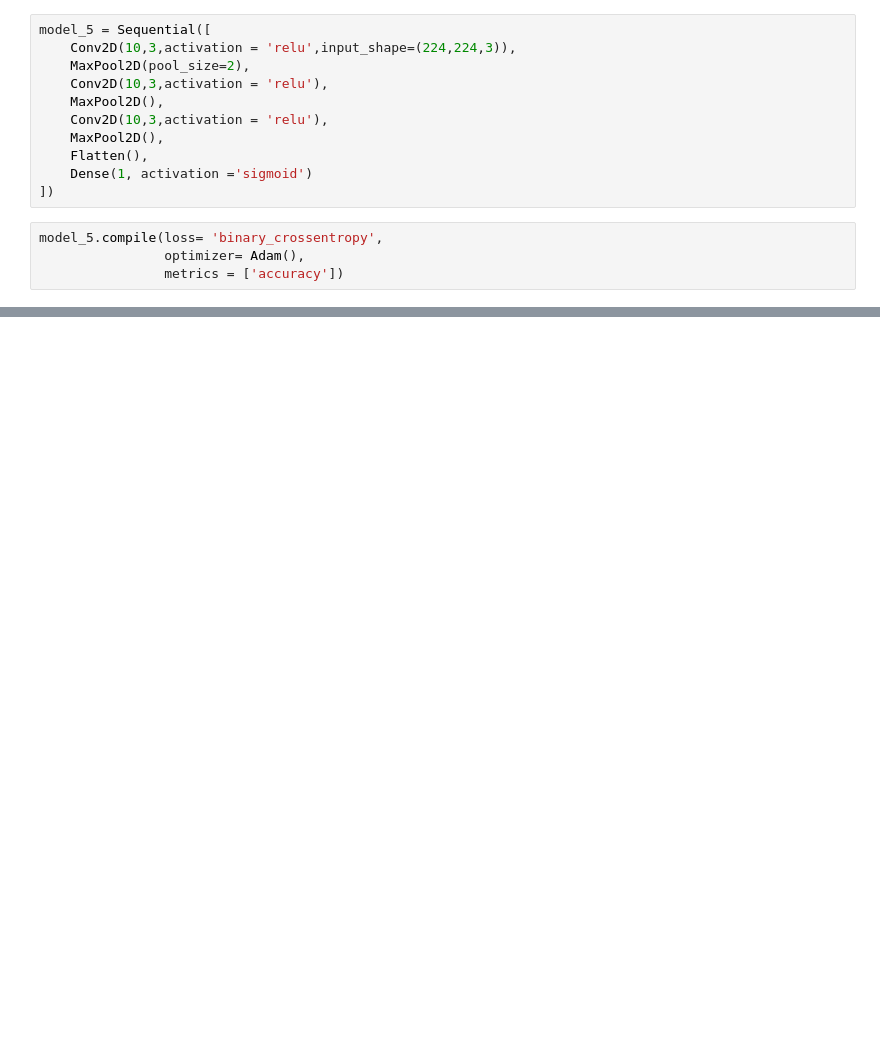
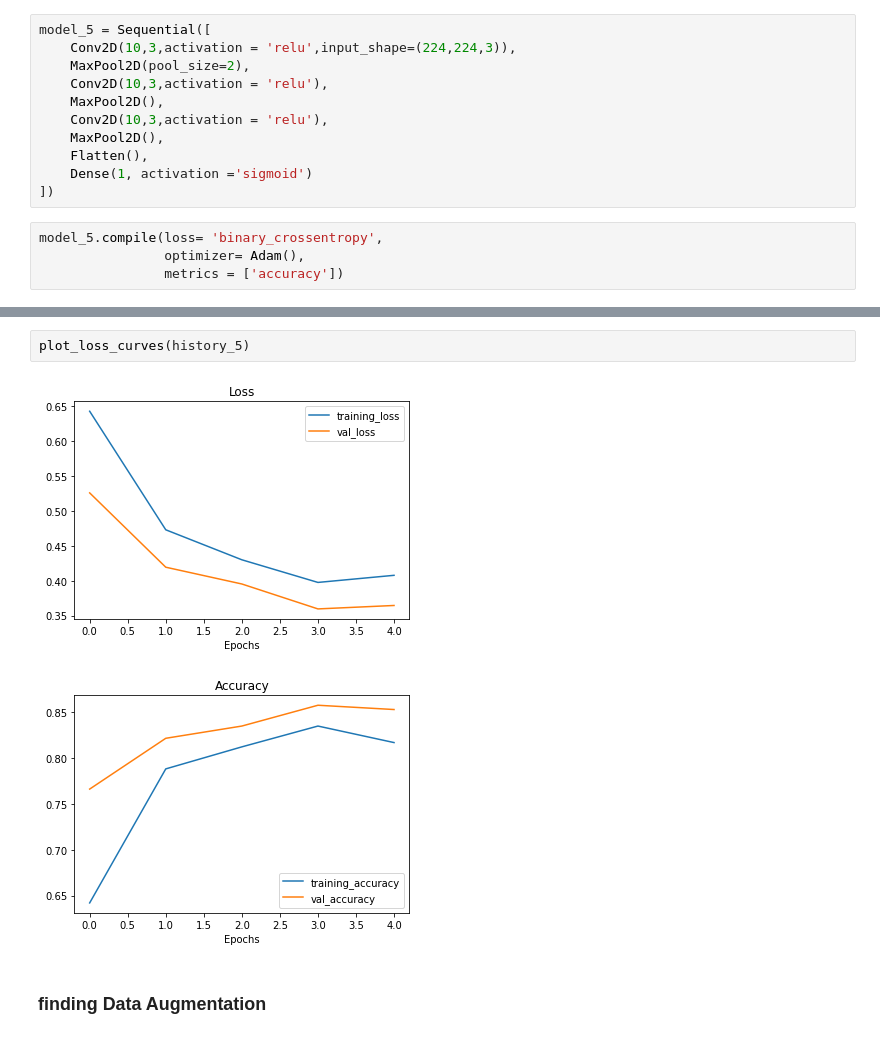
Before and after one commit to subodh2708/deep-learning---tensorflow-2.0, a Jupyter notebook: 03_Introduction_to_CNN_in_tensorflow.ipynb, the cells around one changed output, grey strips where cells are left out. Drawn from its saved outputs; the diff is of its cells as text; blank space fills up the shorter version.

```diff
--- a/03_Introduction_to_CNN_in_tensorflow.ipynb
+++ b/03_Introduction_to_CNN_in_tensorflow.ipynb
@@ -483,0 +526,7 @@ Epoch 5/5
+# %%
+plot_loss_curves(history_5)
+# %% [output]
+[figure, added]
+[figure, added]
+# %% [markdown]
+### finding Data Augmentation
```
Also changed, not shown: parts of 23 cells of this notebook.
